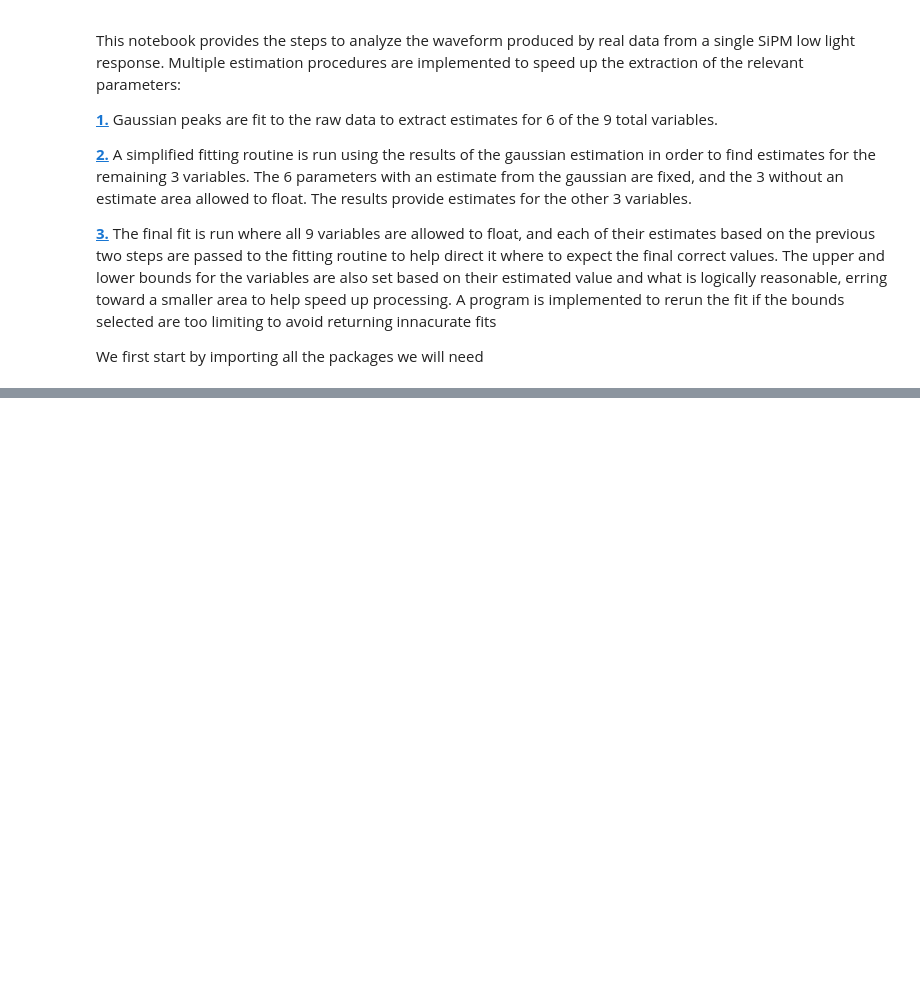
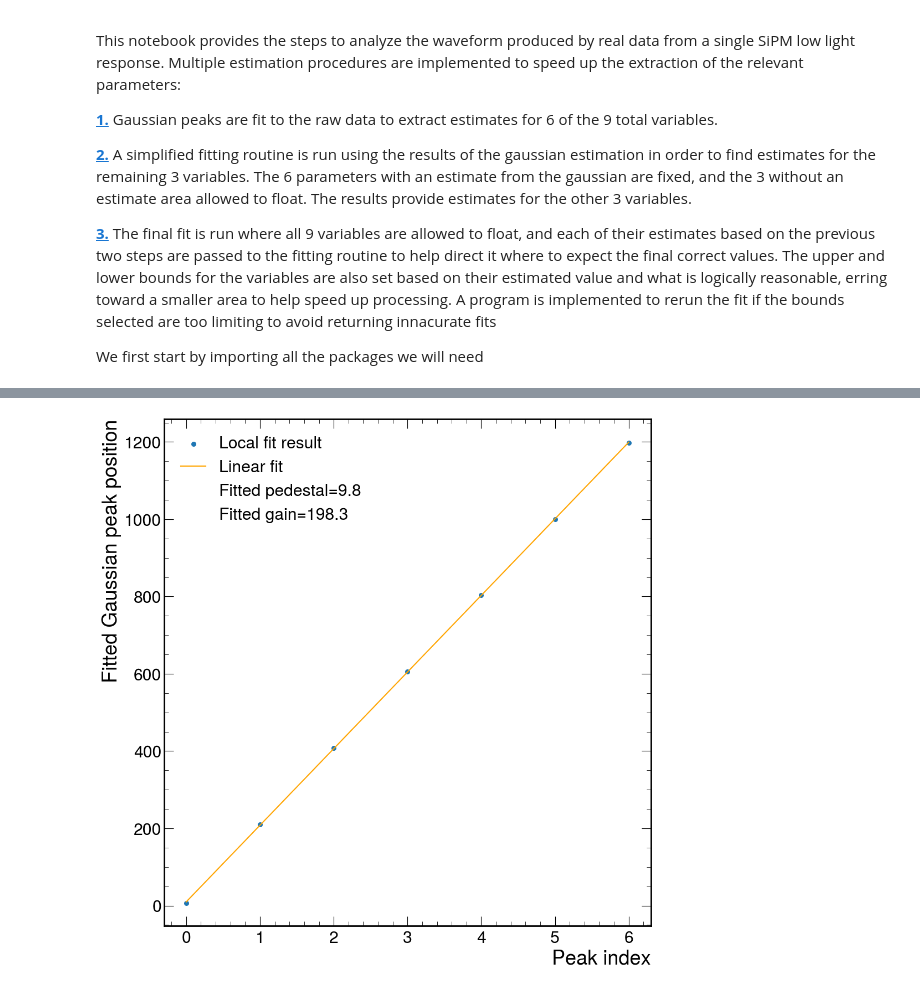
Before and after one commit to UMDCMS/sipmanalyze, a Jupyter notebook: notebooks/low_light_response.ipynb, the cells around one changed output, grey strips where cells are left out. Saved outputs shown, nothing was run; the diff lists cells and outputs as text; code cells hidden in the pictures; blank space fills up the shorter version.

```diff
--- a/notebooks/low_light_response.ipynb
+++ b/notebooks/low_light_response.ipynb
@@ -115,14 +141,76 @@ The three functions provided work by using __[curve_fit](https://docs.scipy.org/
 # %%
-#dictionary for parameter estimates
-variable_estimates={"pedestal":0,"gain":0,"common_noise":0,"pixel_noise":0,"poisson_mean":0,"poisson_borel":0,"ap_beta":0,"ap_prob":0,"dc_prob":0}
+# dictionary for parameter estimates
+variable_estimates = {}
 
-#gain and pedestal estimates
-variable_estimates["pedestal"], variable_estimates["gain"]= est.pedestal_gain_est(gauss_dict)
+# Running the pedestal/gain estimator
+variable_estimates.update(
+    sipmanalyze.estimate.lowlight.estimate_pedestal_gain(gauss_est)
+)
+_, ax1 = plot.make_simple_figure()
+ax1.scatter(gauss_est["peak_id"], gauss_est["mu"], s=30, label="Local fit result")
+x = np.linspace(gauss_est["peak_id"][0], gauss_est["peak_id"][-1], 100)
+ax1.plot(
+    x,
+    variable_estimates["pedestal"] + x * variable_estimates["gain"],
+    color="orange",
+    label="Linear fit",
+)
+ax1.plot(
+    [],
+    [],
+    ls="none",
+    label="Fitted pedestal={0:.1f}".format(variable_estimates["pedestal"]),
+)
+ax1.plot(
+    [], [], ls="none", label="Fitted gain={0:.1f}".format(variable_estimates["gain"])
+)
+ax1.set_xlabel("Peak index")
+ax1.set_ylabel("Fitted Gaussian peak position")
+ax1.legend()
 
-#common noise and pixel noise estimates
-variable_estimates["common_noise"], variable_estimates["pixel_noise"] = est.common_pixel_noise_est(gauss_dict)
+# Running Guassian with estimate
+variable_estimates.update(sipmanalyze.estimate.lowlight.estimate_noise_param(gauss_est))
+_, ax2 = plot.make_simple_figure()
+ax2.scatter(gauss_est["peak_id"], gauss_est["sigma"], s=30, label="Local fit result")
+x = np.linspace(gauss_est["peak_id"][0], gauss_est["peak_id"][-1], 100)
+s0 = variable_estimates["common_noise"]
+s1 = variable_estimates["pixel_noise"]
+ax2.plot(
+    x,
+    np.sqrt(s0 * s0 + x * s1 * s1),
+    color="orange",
+    label="Function fit",
+)
+ax2.plot([], [], ls="none", label="Fitted s0={0:.1f}".format(s0))
+ax2.plot([], [], ls="none", label="Fitted s1={0:.1f}".format(s1))
+ax2.set_xlabel("Peak index")
+ax2.set_ylabel("Fitted Gaussian peak width")
+ax2.legend()
 
-#poisson mean and poisson borel estimates
-variable_estimates["poisson_mean"], variable_estimates["poisson_borel"] = est.poisson_mean_borel_est(gauss_dict)
+# Running the Poission estimate
+variable_estimates.update(sipmanalyze.estimate.lowlight.estimate_poisson(gauss_est))
+_, ax3 = plot.make_simple_figure()
+ax3.scatter(gauss_est["peak_id"], gauss_est["norm"], s=30, label="Local fit result")
+mu = variable_estimates["poisson_mean"]
+lam = variable_estimates["poisson_borel"]
+ax3.plot(
+    gauss_est["peak_id"],
+    variable_estimates["poisson_total"]
+    * sipmpdf.functions.generalized_poisson(np.array(gauss_est["peak_id"]), mu, lam),
+    label="Function fit",
+    color="orange",
+)
+ax3.plot([], [], ls="none", label="Fitted G.Poisson $\mu$={0:.1f}".format(mu))
+ax3.plot([], [], ls="none", label="Fitted G.Poisson $\lambda$={0:.1f}".format(lam))
+ax2.set_xlabel("Peak index")
+ax2.set_ylabel("Fitted Gaussian normalization")
+ax3.legend()
 
-end_of_estimation_routine=datetime.datetime.now()
+# variable_estimates["poisson_mean"], variable_estimates["poisson_borel"] = (
+#    est.poisson_mean_borel_est(gauss_dict)
+# )
+
+# Giving an example plot of what is going on
+
+# end_of_estimation_routine = datetime.datetime.now()
+# %% [output]
@@ -128,0 +218 @@ end_of_estimation_routine=datetime.datetime.now()
+[figure, added]
```
Also changed, not shown: parts of 22 cells of this notebook.
